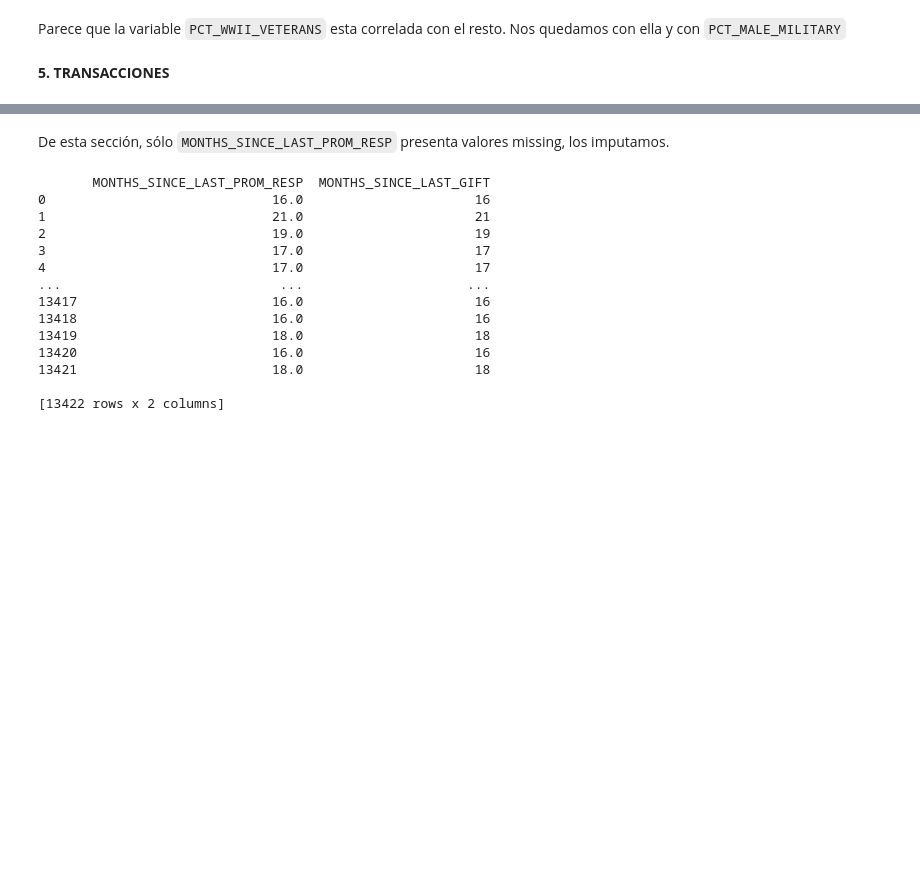
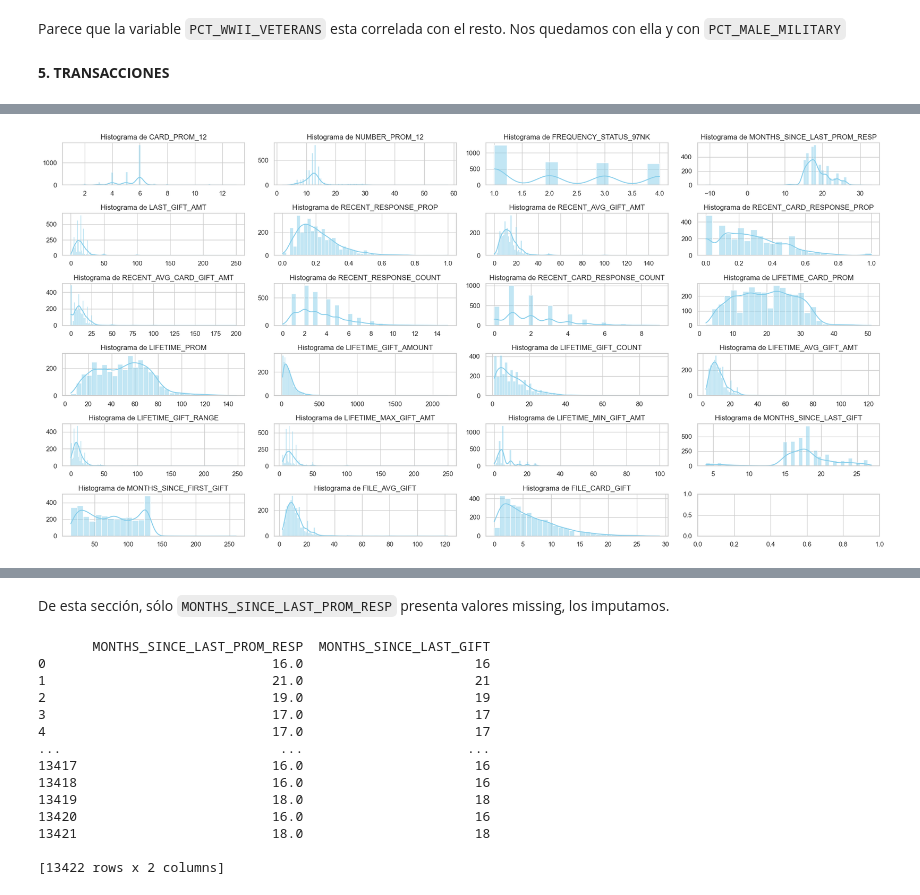
Before and after one commit to sofiamacein/MDAT, a Jupyter notebook: Donativos_EDA.ipynb, the cells around one changed output, grey strips where cells are left out. Drawn from its saved outputs; the diff is of its cells as text; code cells hidden in the pictures; blank space fills up the shorter version.

```diff
--- a/Donativos_EDA.ipynb
+++ b/Donativos_EDA.ipynb
@@ -586,3 +596,26 @@ memory usage: 2.4 MB
+# %%
+donantes = transacciones[transacciones['TARGET_B']==1].drop('TARGET_B', axis = 1)
+
+# Configuración de estilo
+sns.set_style('whitegrid')
+
+# Crear subplots para cada variable continua
+fig, axes = plt.subplots(nrows=6, ncols=4, figsize=(20, 10))
+
+# Crear histogramas para cada variable continua y asignar a cada subplot
+for ax, column in zip(axes.flatten(), donantes.columns):
+    sns.histplot(donantes[column], ax=ax, kde=True, color='skyblue')
+    ax.set_title(f'Histograma de {column}')
+    ax.set_xlabel('')
+    ax.set_ylabel('')
+
+# Ajustar el espaciado entre subplots
+plt.tight_layout()
+
+# Mostrar el gráfico
+plt.show()
+# %% [output]
+[figure, added]
 # %%
 # Calcular la matriz de correlación
 correlation_matrix = transacciones.corr()
```
Also changed, not shown: parts of 17 cells of this notebook.
